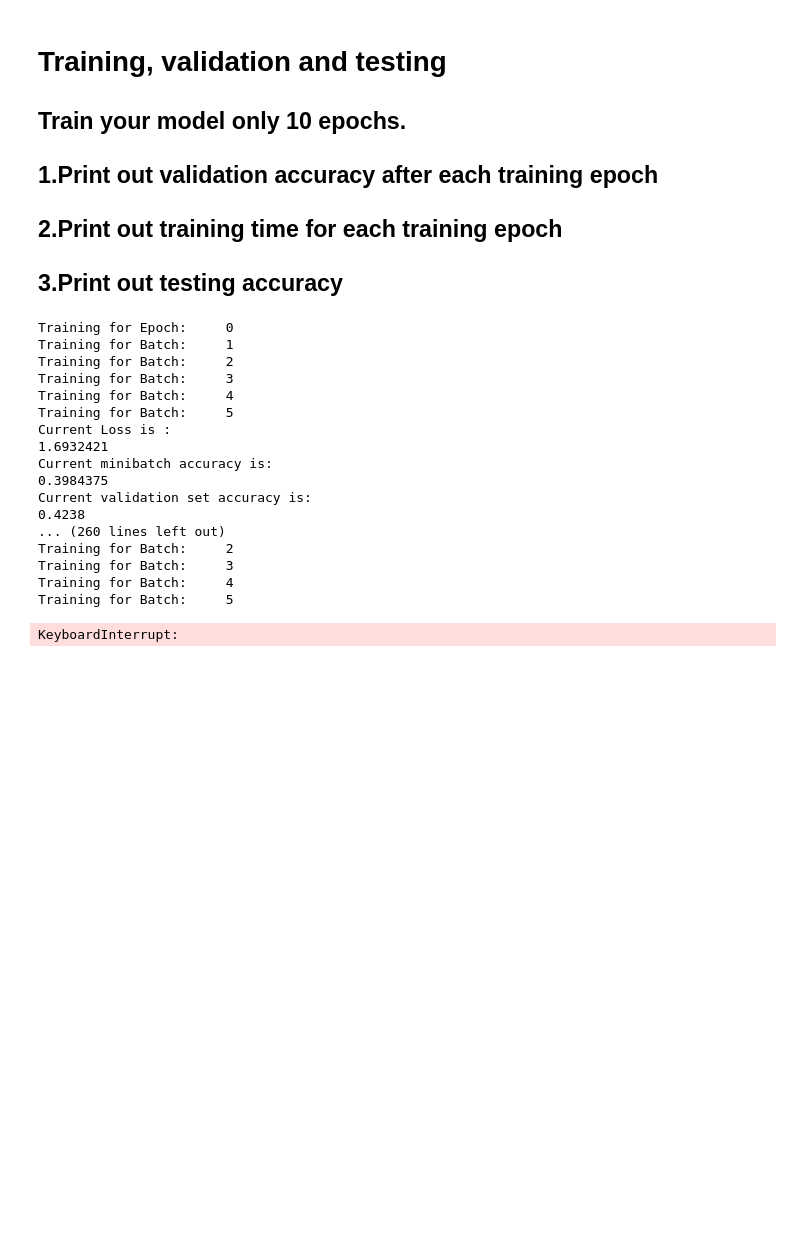
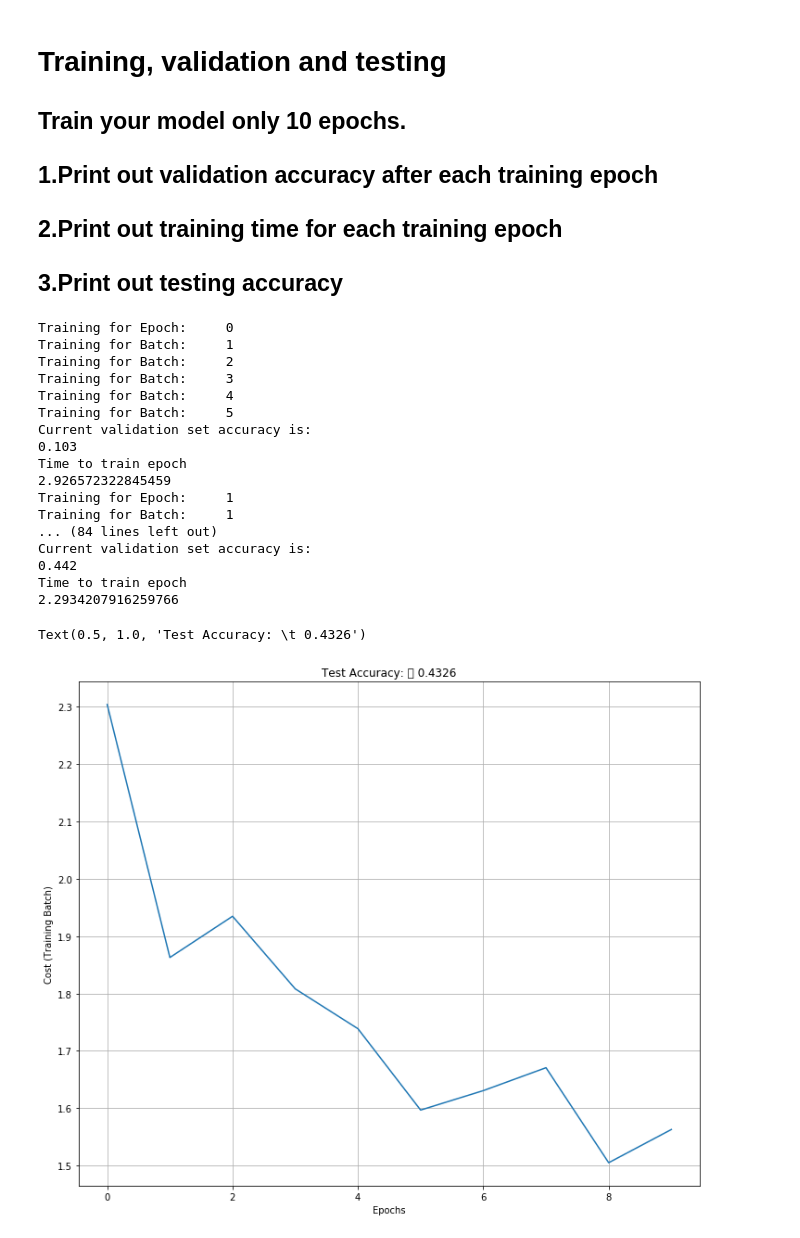
Before and after one commit to dcashon/spr2019_ee596, a Jupyter notebook: hw2/HW2_3b.ipynb, the cells around one changed output. Saved outputs shown, nothing was run; the diff lists cells and outputs as text; code cells hidden in the pictures; blank space fills up the shorter version.

```diff
--- a/hw2/HW2_3b.ipynb
+++ b/hw2/HW2_3b.ipynb
@@ -8,10 +10,11 @@ import load_cifar
 tf.reset_default_graph()
 # get validation data
 val_data, val_labels = load_cifar.load_preprocessed_validation_batch()
+test_data, test_labels = load_cifar.load_preprocessed_test_batch()
 # %% [markdown]
 <h1>Hyperparameter</h1>
 # %%
-num_epochs = 80
+num_epochs = 10
 batch_size = 128
 # %% [markdown]
 <h1>Placeholder</h1>
@@ -86,28 +73,32 @@ accuracy = tf.reduce_mean(tf.cast(correct_pred,tf.float32),name='accuracy')
 <h2>3.Print out testing accuracy</h2>
 # %%
 init = tf.global_variables_initializer()
+epochs, losses = [], []
 with tf.Session() as sess:
     sess.run(init)
     for i in range(num_epochs):
+        start = time.time()
         print('Training for Epoch: \t' + str(i))
-        batch_num = 1
-        while batch_num < 6:
+        for batch_num in range(1, 6):
             print('Training for Batch: \t' + str(batch_num))
             training_data = load_cifar.load_preprocessed_training_batch(batch_num, batch_size)
             for data, labels in training_data:
                 f_dict = {x_data: np.reshape(data, (-1, 32, 32, 3)), y_labels: labels}
                 sess.run(to_minimize, feed_dict=f_dict)
-            batch_num += 1
-        if i % 5 == 0:
-            print('Current Loss is : \t')
-            current_loss = sess.run(cost, feed_dict=f_dict)
-            print(current_loss)
-            print('Current minibatch accuracy is: \t')
-            current_acc = sess.run(accuracy, feed_dict=f_dict)
-            print(current_acc)
-            print('Current validation set accuracy is: \t')
-            val_acc = sess.run(accuracy, feed_dict={x_data:np.reshape(val_data, (-1, 32, 32, 3)), y_labels:val_labels})
-            print(val_acc)
+        #print('Current Loss is : \t')
+        current_loss = sess.run(cost, feed_dict=f_dict)
+        losses.append(current_loss)
+        epochs.append(i)
+        #print(current_loss)
+        #print('Current minibatch accuracy is: \t')
+        #current_acc = sess.run(accuracy, feed_dict=f_dict)
+        #print(current_acc)
+        print('Current validation set accuracy is: \t')
+        val_acc = sess.run(accuracy, feed_dict={x_data:np.reshape(val_data, (-1, 32, 32, 3)), y_labels:val_labels})
+        print(val_acc)
+        print('Time to train epoch \t')
+        print(time.time() - start)
+    test_acc = sess.run(accuracy, feed_dict={x_data: np.reshape(test_data, (-1, 32, 32, 3)), y_labels: test_labels})
 # %% [output]
 Training for Epoch:     0
 Training for Batch:     1
@@ -115,15 +106,25 @@ Training for Batch:     2
 Training for Batch:     3
 Training for Batch:     4
 Training for Batch:     5
-Current Loss is :
-1.6932421
-Current minibatch accuracy is:
-0.3984375
 Current validation set accuracy is:
-0.4238
-... (260 lines left out)
-Training for Batch:     2
-Training for Batch:     3
-Training for Batch:     4
-Training for Batch:     5
+0.103
+Time to train epoch
+2.926572322845459
+Training for Epoch:     1
+Training for Batch:     1
+... (84 lines left out)
+Current validation set accuracy is:
+0.442
+Time to train epoch
+2.2934207916259766
-KeyboardInterrupt:
+# %%
+# i cant reach %60 without modifying the network
+plt.figure(1, figsize=(12,10))
+plt.plot(epochs, losses)
+plt.grid(True)
+plt.xlabel('Epochs')
+plt.ylabel('Cost (Training Batch)')
+plt.title('Test Accuracy: \t ' + str(test_acc))
+# %% [output]
+Text(0.5, 1.0, 'Test Accuracy: \t 0.4326')
+[figure, added]
```
Also changed, not shown: parts of 2 cells of this notebook, 3 other files.
